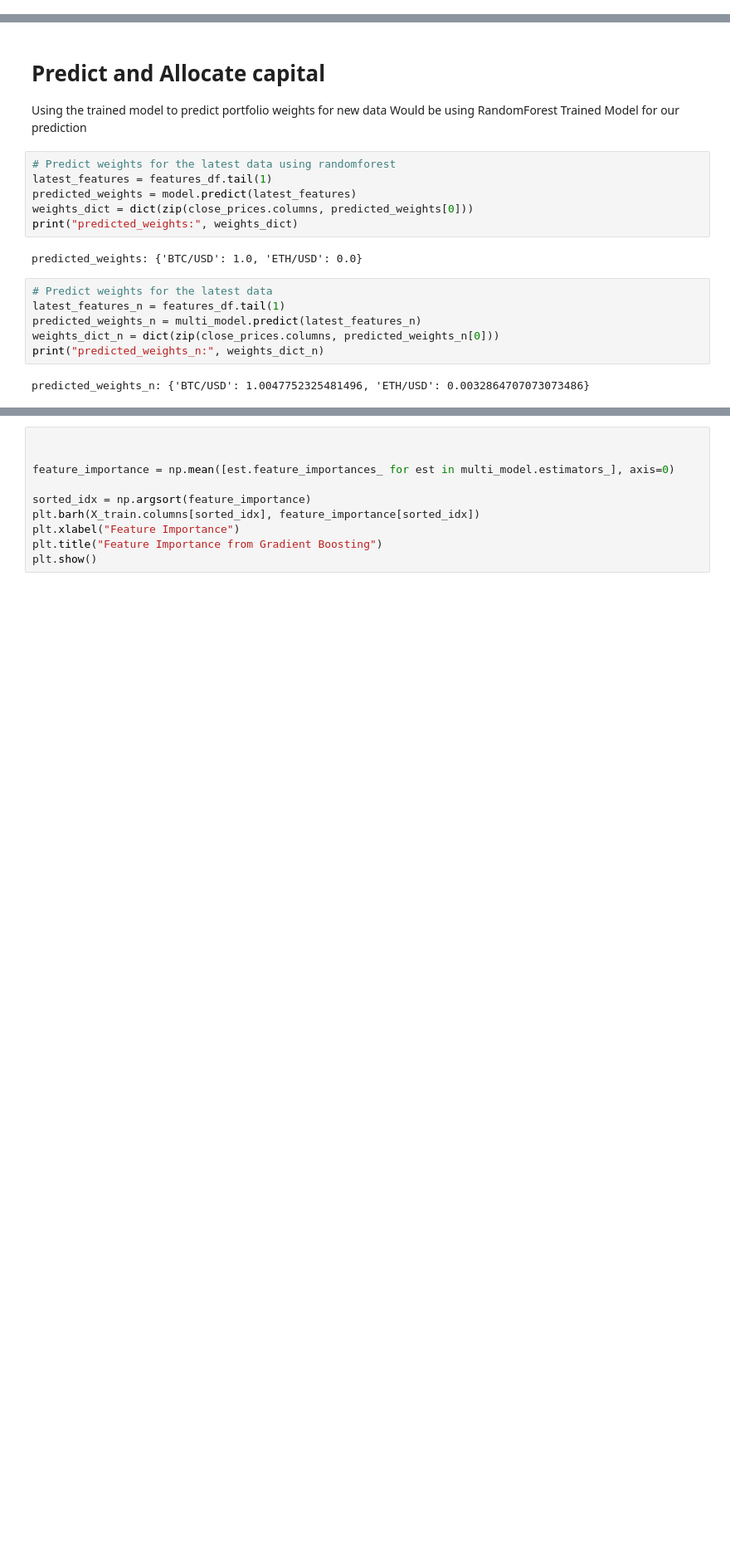
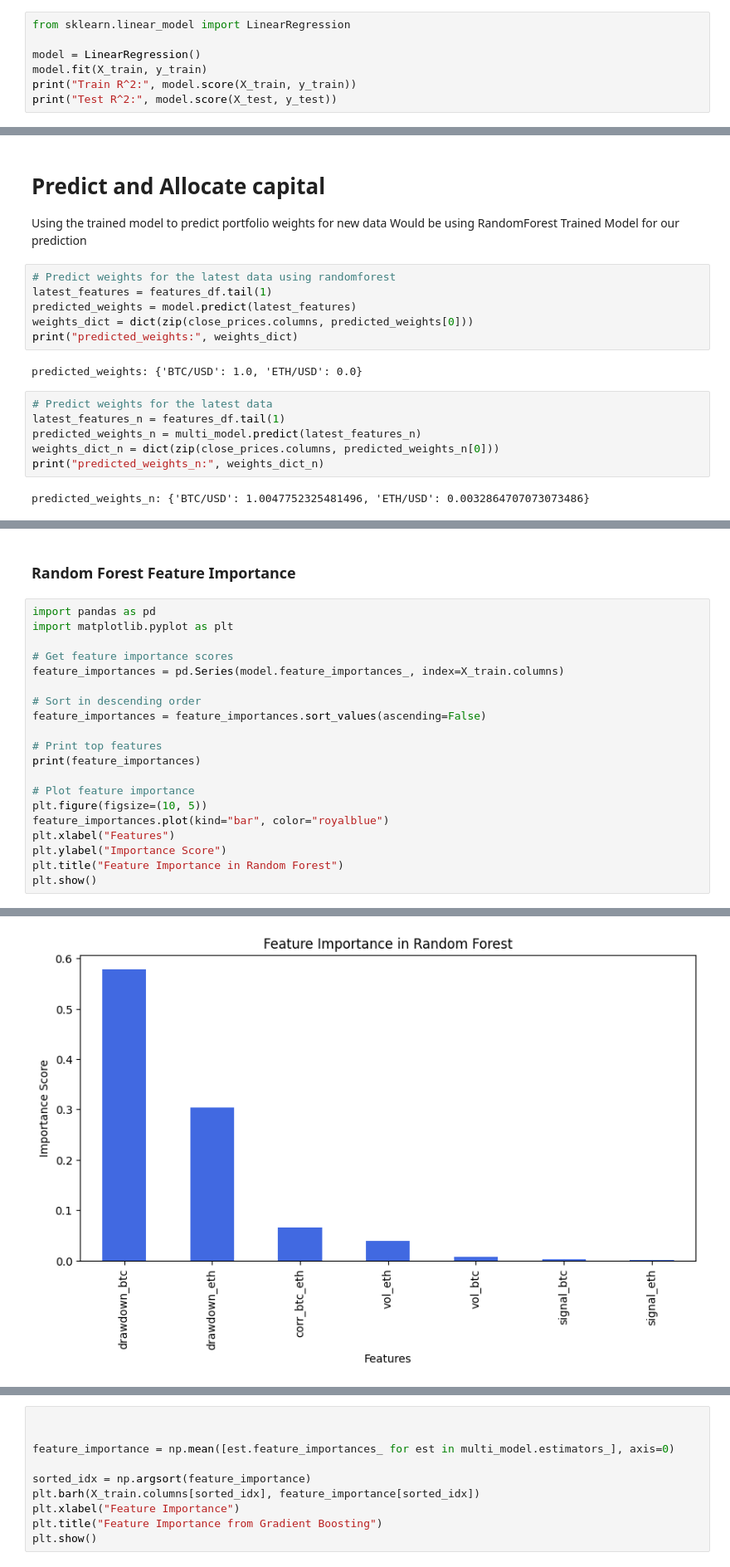
Before and after one commit to apostleoffinance/VWAP-ML-Portfolio-Optimization, a Jupyter notebook: notebooks/03_portfolio_optimization.ipynb, the cells around one changed output, grey strips where cells are left out. Shown at 83% size. Saved outputs shown, nothing was run; the diff lists cells and outputs as text; blank space fills up the shorter version.

```diff
--- a/notebooks/03_portfolio_optimization.ipynb
+++ b/notebooks/03_portfolio_optimization.ipynb
@@ -226,3 +226,10 @@ y = target_weights.loc[common_index]
 
 # Proceed with train-test split
 X_train, X_test, y_train, y_test = train_test_split(X, y, test_size=0.2, random_state=42)
+# %%
+from sklearn.linear_model import LinearRegression
+
+model = LinearRegression()
+model.fit(X_train, y_train)
+print("Train R^2:", model.score(X_train, y_train))
+print("Test R^2:", model.score(X_test, y_test))
@@ -276,0 +289,23 @@ predicted_weights_n: {'BTC/USD': 1.0047752325481496, 'ETH/USD': 0.00328647070730
+# %% [markdown]
+### Random Forest Feature Importance
+# %%
+import pandas as pd
+import matplotlib.pyplot as plt
+
+# Get feature importance scores
+feature_importances = pd.Series(model.feature_importances_, index=X_train.columns)
+
+# Sort in descending order
+feature_importances = feature_importances.sort_values(ascending=False)
+
+# Print top features
+print(feature_importances)
+
+# Plot feature importance
+plt.figure(figsize=(10, 5))
+feature_importances.plot(kind="bar", color="royalblue")
+plt.xlabel("Features")
+plt.ylabel("Importance Score")
+plt.title("Feature Importance in Random Forest")
+plt.show()
+# %% [output]
@@ -277 +321,2 @@ predicted_weights_n: {'BTC/USD': 1.0047752325481496, 'ETH/USD': 0.00328647070730
+[figure, added]
 # %% [markdown]
```
Also changed, not shown: parts of 4 cells of this notebook, 4 other files.
